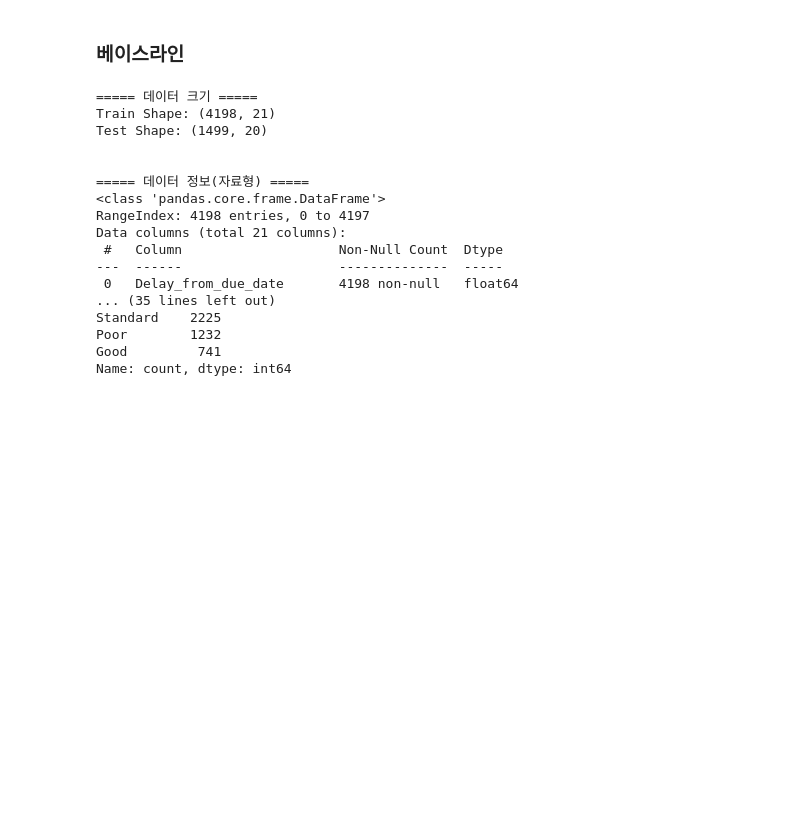
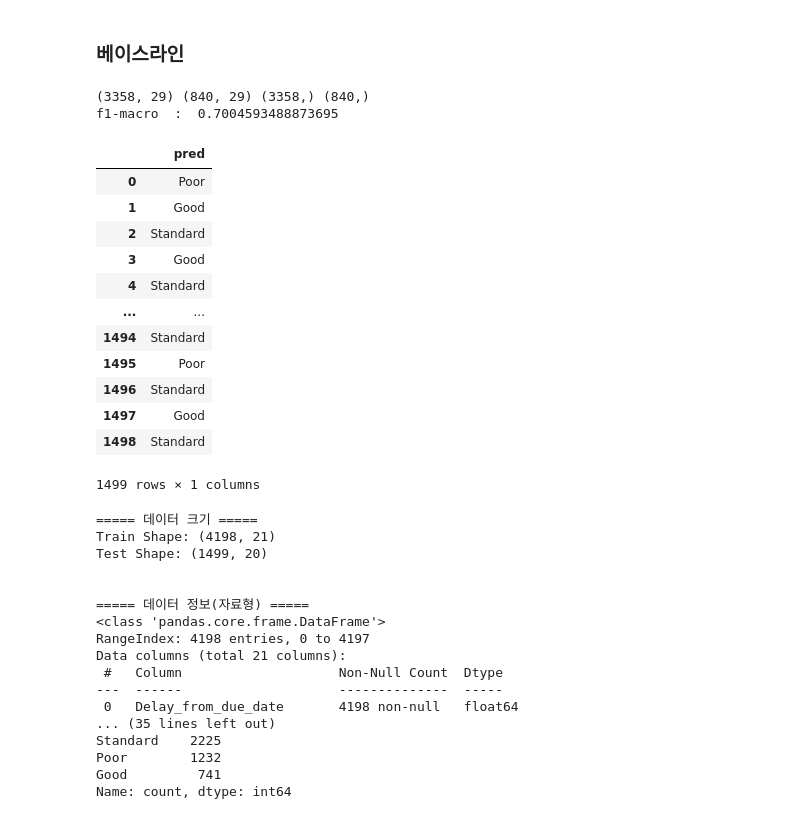
Before and after one commit to ecuirty-kr/1_DataAnalysis, a Jupyter notebook: ch7_ex_multi_class_classification.ipynb, the cells around one changed output. Saved outputs shown, nothing was run; the diff lists cells and outputs as text; code cells hidden in the pictures; blank space fills up the shorter version.

```diff
--- a/ch7_ex_multi_class_classification.ipynb
+++ b/ch7_ex_multi_class_classification.ipynb
@@ -6,6 +6,80 @@
 # Section1
 # %% [markdown]
 ### 베이스라인
+# %%
+# 1. 문제 정의
+## 평가 지표: f1-macro
+## 예측 컬럼 : Credit_Score(Good, Standard, Poor) 세 가지 값으로 예측
+## 제출 파일명 : "result.csv" (pred : 예측값 컬럼 1개)
+
+# 2. 라이브러리 불러오기 + 데이터 가져오기
+import pandas as pd
+
+train = pd.read_csv("https://raw.githubusercontent.com/lovedlim/bigdata_analyst_cert/main/part2/ch7/score_train.csv")
+test = pd.read_csv("https://raw.githubusercontent.com/lovedlim/bigdata_analyst_cert/main/part2/ch7/score_test.csv")
+
+# 3. 탐색적 데이터 분석 (EDA) - 데이터 크기, 자료형, 데이터 샘플(생략), 결측치, target 빈도 수
+# print("\n\n------- 데이터 크기 -----------")
+# print(train.shape, test.shape) ## (4198, 21) (1499, 20)
+
+# print("\n\n------- 데이터 자료형 -----------")
+# print(train.info(), test.info())  ## float 16 / object 4(train은 4개 / test는 3개 - Credit_Score 컬럼 없음)
+
+# print("\n\n------- 데이터 결측치 -----------")
+# print(train.isnull().sum(), test.isnull().sum())  ## 결측치 없음
+
+# print("\n\n------- Target 빈도 수 -----------")
+# print(train['Credit_Score'].value_counts()) ## Standard  2225 / Poor 1232 / Good  741
+
+# 4. 데이터 전처리
+## 원-핫 인코딩 시 target 컬럼 제외 (자료형이 object 형이라 컬럼이 다수 개 생성됨)
+target = train.pop('Credit_Score')
+train = pd.get_dummies(train)
+test = pd.get_dummies(test)
+
+## 5. 검증 데이터 분리
+from sklearn.model_selection import train_test_split
+X_train, X_val, y_train, y_val = train_test_split(train, target, test_size=0.2, random_state=0) ## 오 여기까지 수월
+
+## + 분할된 데이터 크기 확인
+print(X_train.shape, X_val.shape, y_train.shape, y_val.shape)  ## y_tr, y_val 값이 시리즈 형태(값, )로 존재하는지 확인
+
+## 6. 머신러닝 학습 및 평가
+from sklearn.ensemble import RandomForestClassifier
+
+rf = RandomForestClassifier(random_state=0)  ## 랜덤 포레스트 사용 (random=0 고정값)
+rf.fit(X_train, y_train) ## 학습
+pred = rf.predict(X_val) ## 예측 X_val : f1_score 평가지표 사용하므로 predict()
+
+## 평가 지표 f1_score
+from sklearn.metrics import f1_score
+score = f1_score(y_val, pred, average='macro') ## f1-macro 평가지표 사용 시 옵션 값 average='macro' 추가
+print("f1-macro  : ", score) ## f1-macro 평가 값 확인 0.70045...(이하 생략)
+
+## 7. 예측 및 결과 파일 생성
+pred = rf.predict(test) ## 실제 데이터로 예측 수행
+submit = pd.DataFrame({'pred':pred}) ## 데이터 프레임 생성
+submit.to_csv("result.csv", index=False) ## 제출 파일 생성
+
+## 결과 파일 검증
+file = pd.read_csv("result.csv")
+display(file) ## 검증 완료
+# %% [output]
+(3358, 29) (840, 29) (3358,) (840,)
+f1-macro  :  0.7004593488873695
+|  | pred |
+| 0 | Poor |
+| 1 | Good |
+| 2 | Standard |
+| 3 | Good |
+| 4 | Standard |
+| ... | ... |
+| 1494 | Standard |
+| 1495 | Poor |
+| 1496 | Standard |
+| 1497 | Good |
+| 1498 | Standard |
+1499 rows × 1 columns
 # %%
 # 1. 문제정의
 # 평가: f1 macro
```
Also changed, not shown: parts of 3 cells of this notebook.
